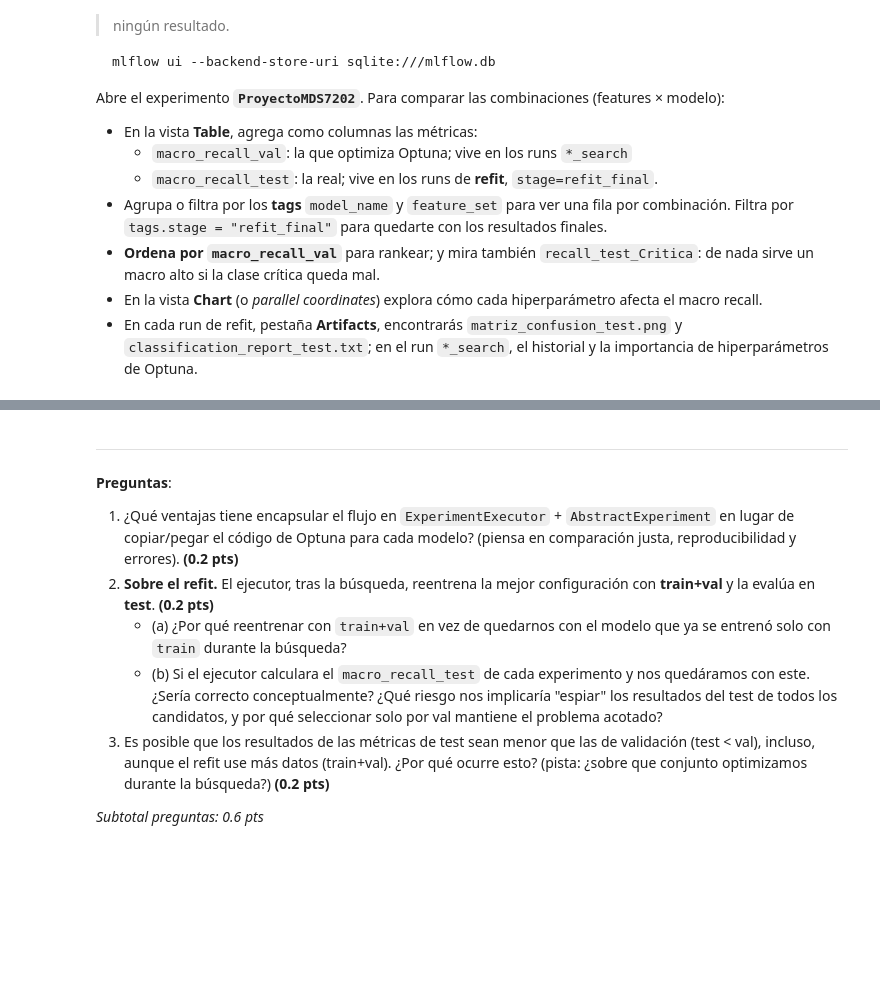
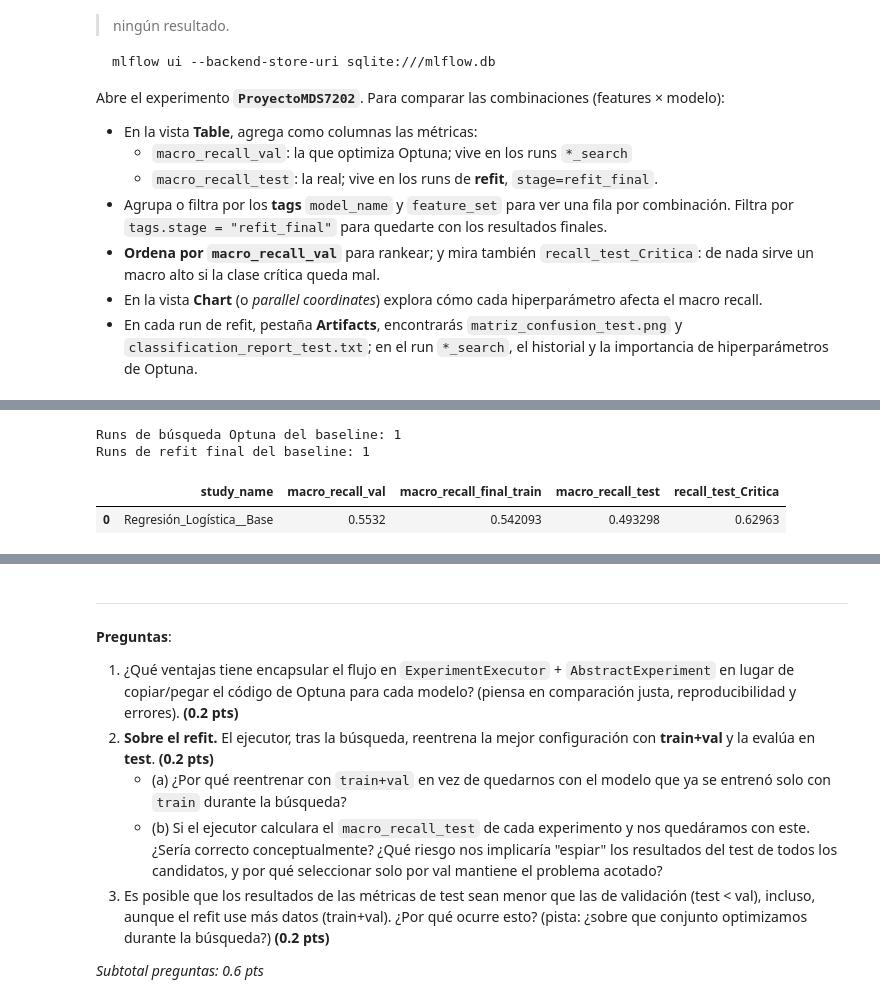
Before and after one commit to cadaeic628/MDS7202, a Jupyter notebook: project/Enunciado_Parte2_Modelo.ipynb, the cells around one changed output, grey strips where cells are left out. Saved outputs shown, nothing was run; the diff lists cells and outputs as text; code cells hidden in the pictures; blank space fills up the shorter version.

```diff
--- a/project/Enunciado_Parte2_Modelo.ipynb
+++ b/project/Enunciado_Parte2_Modelo.ipynb
@@ -658,0 +760,49 @@ Abre el experimento **`ProyectoMDS7202`**. Para comparar las combinaciones (feat
+# %%
+search_runs = runs_baseline[runs_baseline["tags.stage"] == "optuna_search"].copy()
+
+refit_runs = runs_baseline[runs_baseline["tags.stage"] == "refit_final"].copy()
+
+search_runs = search_runs.sort_values("start_time").drop_duplicates(subset=["tags.study_name"], keep="last")
+
+refit_runs = refit_runs.sort_values("start_time").drop_duplicates(subset=["tags.study_name"], keep="last")
+
+print("Runs de búsqueda Optuna del baseline:", len(search_runs))
+print("Runs de refit final del baseline:", len(refit_runs))
+# %% [output]
+Runs de búsqueda Optuna del baseline: 1
+Runs de refit final del baseline: 1
+# %%
+search = search_runs[
+    [
+        "tags.study_name",
+        "metrics.best_macro_recall_val",
+    ]
+].rename(
+    columns={
+        "tags.study_name": "study_name",
+        "metrics.best_macro_recall_val": "macro_recall_val",
+    }
+)
+
+refit = refit_runs[
+    [
+        "tags.study_name",
+        "metrics.macro_recall_final_train",
+        "metrics.macro_recall_test",
+        "metrics.recall_test_Critica",
+    ]
+].rename(
+    columns={
+        "tags.study_name": "study_name",
+        "metrics.macro_recall_final_train": "macro_recall_final_train",
+        "metrics.macro_recall_test": "macro_recall_test",
+        "metrics.recall_test_Critica": "recall_test_Critica",
+    }
+)
+
+tabla_baseline = search.merge(refit, on="study_name", how="inner").reset_index(drop=True)
+
+tabla_baseline
+# %% [output]
+|  | study_name | macro_recall_val | macro_recall_final_train | macro_recall_test | recall_test_Critica |
+| 0 | Regresión_Logística__Base | 0.5532 | 0.542093 | 0.493298 | 0.62963 |
```
Also changed, not shown: parts of 18 cells of this notebook, 1 other file.
